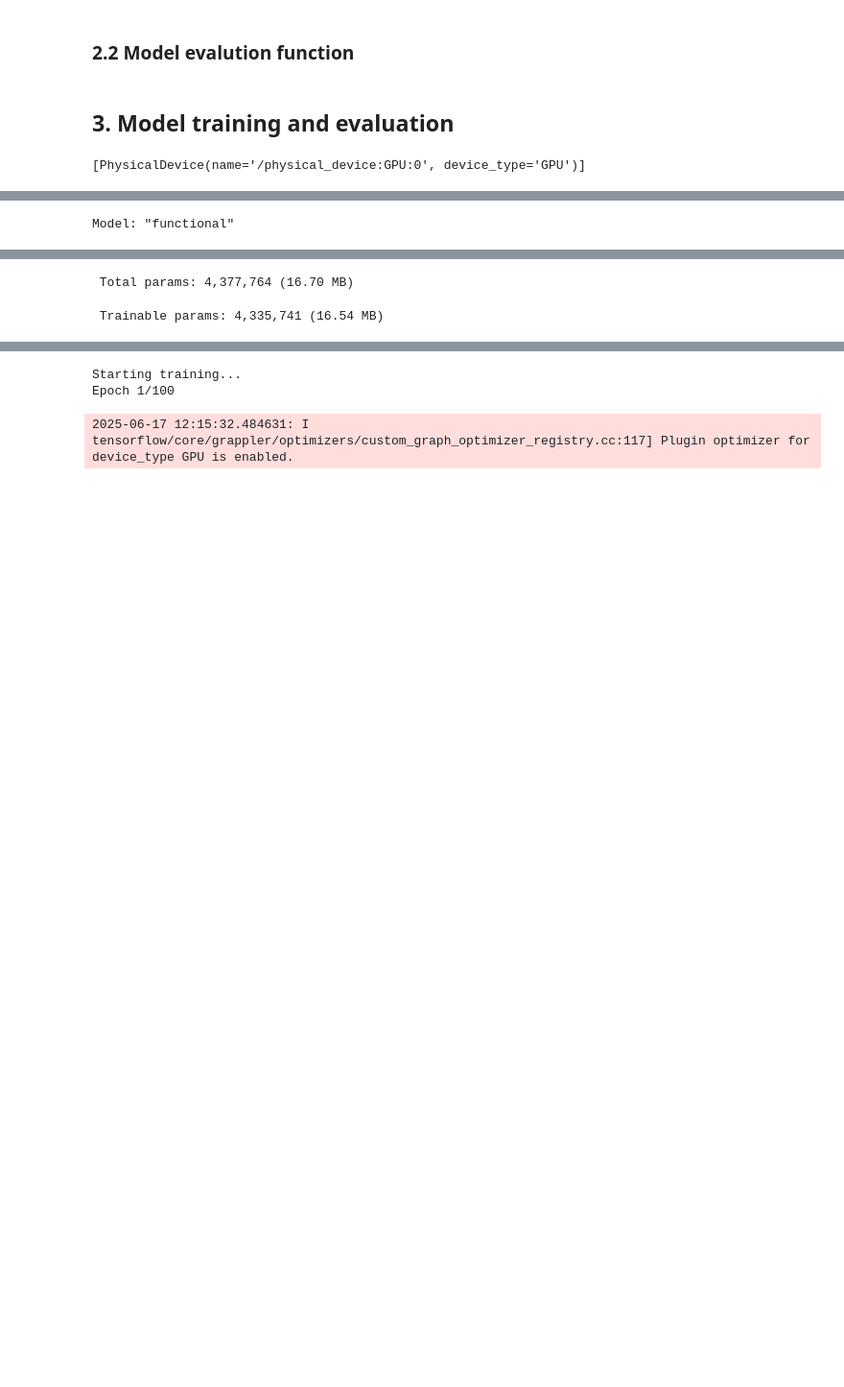
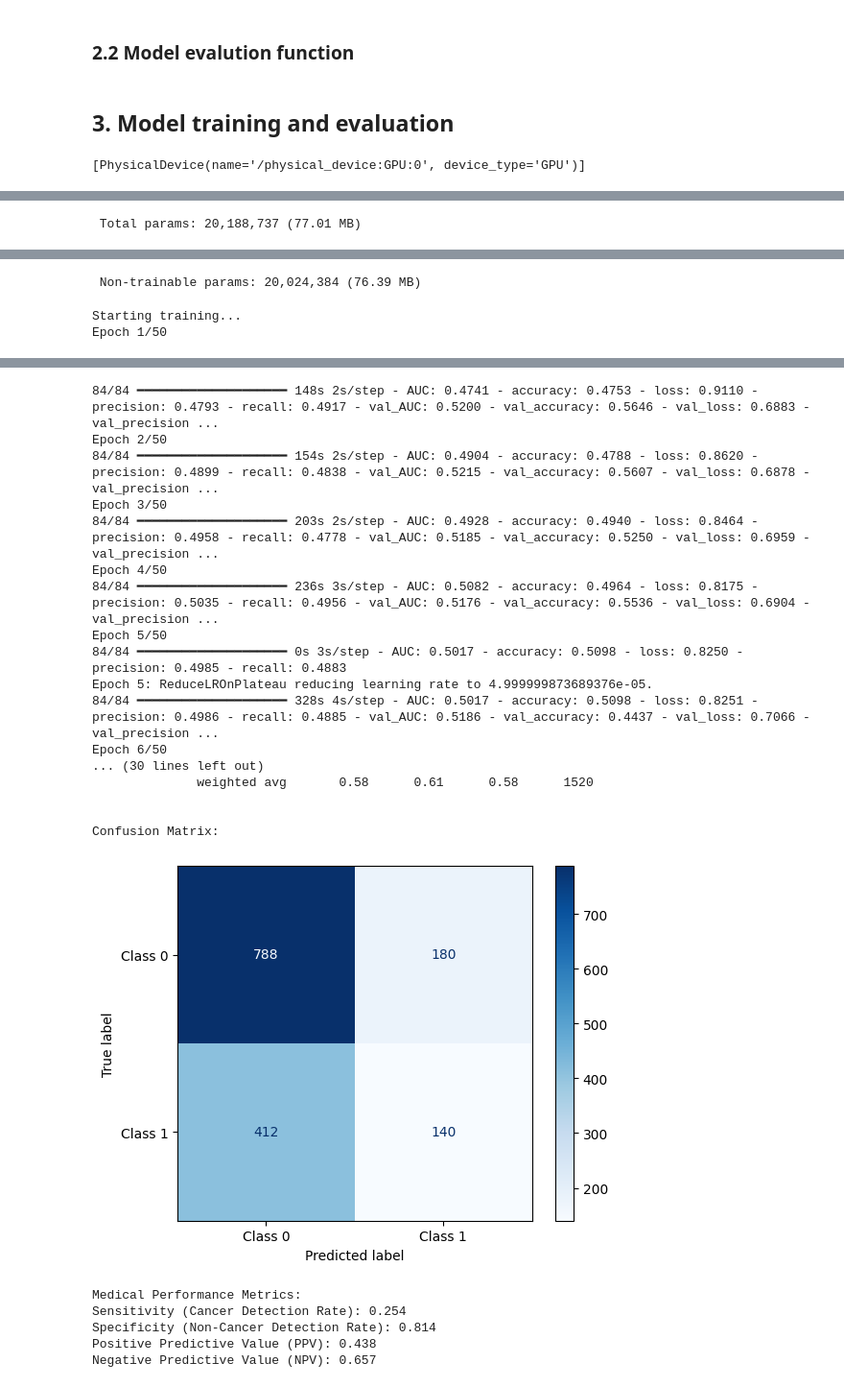
Before and after one commit to schreiberdk/lewagon-breast-cancer-project, a Jupyter notebook: notebooks/mweber27_model_full_dataset_v01.ipynb, the cells around one changed output, grey strips where cells are left out. Shown at 96% size. Cells and saved outputs as stored; diff of their text form; code cells hidden in the pictures; blank space fills up the shorter version.

```diff
--- a/notebooks/mweber27_model_full_dataset_v01.ipynb
+++ b/notebooks/mweber27_model_full_dataset_v01.ipynb
@@ -389,3 +400,35 @@ def create_model(input_shape=(224, 224, 3)):
         metrics=['accuracy', "precision", "recall", 'AUC']
     )
     return model
+# %%
+from tensorflow.keras.applications import VGG19  # Changed import
+
+def create_model_vgg19(input_shape=(224, 224, 3)):
+    # Base model with pre-trained weights
+    base_model = VGG19(  # Changed to VGG19
+        include_top=False,
+        weights='imagenet',
+        input_shape=input_shape
+    )
+    base_model.trainable = False
+
+    # Build model
+    inputs = base_model.input
+    x = base_model(inputs)  # Removed training=False (not needed for VGG19)
+
+    # Adjusted top layers for VGG19
+    x = GlobalAveragePooling2D()(x)
+    x = Dense(256, activation='relu')(x)  # Increased from 128 to 256
+    x = Dropout(0.5)(x)
+    x = Dense(128, activation='relu')(x)  # Additional layer
+    x = Dropout(0.3)(x)
+    predictions = Dense(1, activation='sigmoid')(x)
+
+    model = Model(inputs=inputs, outputs=predictions)
+
+    model.compile(
+        optimizer=Adam(learning_rate=1e-4),  # Reduced learning rate
+        loss='binary_crossentropy',
+        metrics=['accuracy', "precision", "recall", 'AUC']
+    )
+    return model
@@ -417,7 +493,7 @@ def train_mammography_classifier(train_df, val_df, test_df,
 
     # Create and compile model
     input_shape = X_train.shape[1:]
-    model = create_model(input_shape)
+    model = create_model_vgg19(input_shape)
 
     print("\nModel Summary:")
     model.summary()
@@ -528,13 +604,13 @@ print(tf.config.list_physical_devices('GPU'))
 # %% [output]
 [PhysicalDevice(name='/physical_device:GPU:0', device_type='GPU')]
 # %%
-model, X_train, y_train, X_val, y_val, X_test, y_test = train_mammography_classifier(
+model, history, X_train, y_train, X_val, y_val, X_test, y_test = train_mammography_classifier(
     combined_train_df,
     combined_val_df,
     combined_test_df,
     preprocess_image_func=preproc.preprocess_image,
-    epochs=100,
-    use_callbacks=False,
+    epochs=50,
+    use_callbacks=True,
     use_data_augmentation=False
 )
 
@@ -553 +646 @@ Model Summary:
-Model: "functional"
+ Total params: 20,188,737 (77.01 MB)
@@ -571,2 +648,3 @@ Model: "functional"
- Total params: 4,377,764 (16.70 MB)
+ Non-trainable params: 20,024,384 (76.39 MB)
- Trainable params: 4,335,741 (16.54 MB)
+Starting training...
+Epoch 1/50
@@ -574,3 +652,23 @@ Model: "functional"
-Starting training...
-Epoch 1/100
+84/84 ━━━━━━━━━━━━━━━━━━━━ 148s 2s/step - AUC: 0.4741 - accuracy: 0.4753 - loss: 0.9110 - precision: 0.4793 - recall: 0.4917 - val_AUC: 0.5200 - val_accuracy: 0.5646 - val_loss: 0.6883 - val_precision ...
+Epoch 2/50
+84/84 ━━━━━━━━━━━━━━━━━━━━ 154s 2s/step - AUC: 0.4904 - accuracy: 0.4788 - loss: 0.8620 - precision: 0.4899 - recall: 0.4838 - val_AUC: 0.5215 - val_accuracy: 0.5607 - val_loss: 0.6878 - val_precision ...
+Epoch 3/50
+84/84 ━━━━━━━━━━━━━━━━━━━━ 203s 2s/step - AUC: 0.4928 - accuracy: 0.4940 - loss: 0.8464 - precision: 0.4958 - recall: 0.4778 - val_AUC: 0.5185 - val_accuracy: 0.5250 - val_loss: 0.6959 - val_precision ...
+Epoch 4/50
+84/84 ━━━━━━━━━━━━━━━━━━━━ 236s 3s/step - AUC: 0.5082 - accuracy: 0.4964 - loss: 0.8175 - precision: 0.5035 - recall: 0.4956 - val_AUC: 0.5176 - val_accuracy: 0.5536 - val_loss: 0.6904 - val_precision ...
+Epoch 5/50
+84/84 ━━━━━━━━━━━━━━━━━━━━ 0s 3s/step - AUC: 0.5017 - accuracy: 0.5098 - loss: 0.8250 - precision: 0.4985 - recall: 0.4883
+Epoch 5: ReduceLROnPlateau reducing learning rate to 4.999999873689376e-05.
+84/84 ━━━━━━━━━━━━━━━━━━━━ 328s 4s/step - AUC: 0.5017 - accuracy: 0.5098 - loss: 0.8251 - precision: 0.4986 - recall: 0.4885 - val_AUC: 0.5186 - val_accuracy: 0.4437 - val_loss: 0.7066 - val_precision ...
+Epoch 6/50
+... (30 lines left out)
+              weighted avg       0.58      0.61      0.58      1520
+
+
+Confusion Matrix:
+[figure, added]
-2025-06-17 12:15:32.484631: I tensorflow/core/grappler/optimizers/custom_graph_optimizer_registry.cc:117] Plugin optimizer for device_type GPU is enabled.
+Medical Performance Metrics:
+Sensitivity (Cancer Detection Rate): 0.254
+Specificity (Non-Cancer Detection Rate): 0.814
+Positive Predictive Value (PPV): 0.438
+Negative Predictive Value (NPV): 0.657
```
Also changed, not shown: parts of 9 cells of this notebook.
